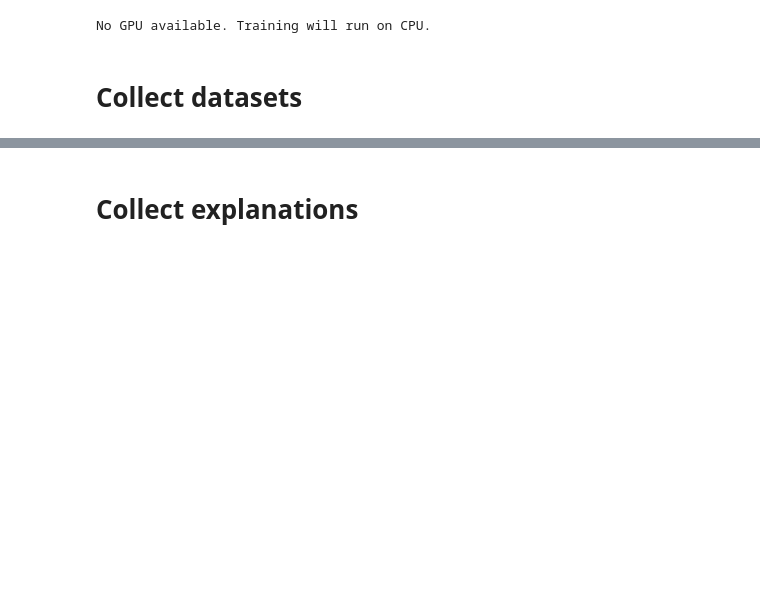
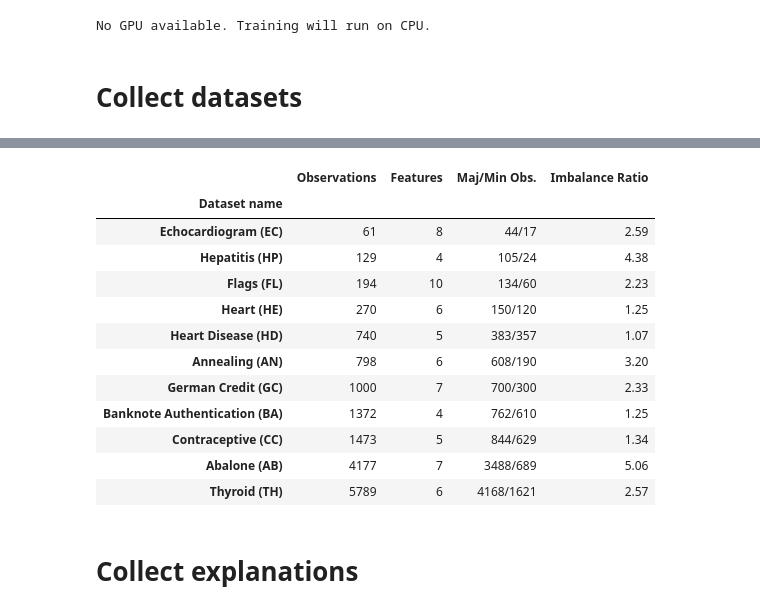
Before and after one commit to joaopfonseca/ExplainerPFN, a Jupyter notebook: notebooks/9-analysis-across-datasets.ipynb, the cells around one changed output, grey strips where cells are left out. Saved outputs shown, nothing was run; the diff lists cells and outputs as text; code cells hidden in the pictures; blank space fills up the shorter version.

```diff
--- a/notebooks/9-analysis-across-datasets.ipynb
+++ b/notebooks/9-analysis-across-datasets.ipynb
@@ -82,3 +82,38 @@ summary
+# %%
+summary_exp = summary.copy()
+summary_exp.drop(columns=["Classes"], inplace=True)
+summary_exp["Maj/Min Obs."] = summary_exp["Majority Obs."].astype(str) +  "/" + summary_exp["Minority Obs."].astype(str)
+summary_exp = summary_exp[["Observations", "Features", "Maj/Min Obs.", "Imbalance Ratio"]]
+name_mapping = {
+    "Banknote Authentication": "(BA)",
+    "Abalone": "(AB)",
+    "Annealing": "(AN)",
+    "Contraceptive": "(CC)",
+    "Echocardiogram": "(EC)",
+    "Flags": "(FL)",
+    "German Credit": "(GC)",
+    "Heart": "(HE)",
+    "Heart Disease": "(HD)",
+    "Hepatitis": "(HP)",
+    "Thyroid": "(TH)"
+}
+summary_exp.index = summary_exp.index.str.title().map(lambda x: f"{x} {name_mapping[x]}")
+summary_exp.to_latex("datasets_summary.tex")
+summary_exp
+# %% [output]
+|  | Observations | Features | Maj/Min Obs. | Imbalance Ratio |
+| Dataset name |  |  |  |  |
+| Echocardiogram (EC) | 61 | 8 | 44/17 | 2.59 |
+| Hepatitis (HP) | 129 | 4 | 105/24 | 4.38 |
+| Flags (FL) | 194 | 10 | 134/60 | 2.23 |
+| Heart (HE) | 270 | 6 | 150/120 | 1.25 |
+| Heart Disease (HD) | 740 | 5 | 383/357 | 1.07 |
+| Annealing (AN) | 798 | 6 | 608/190 | 3.20 |
+| German Credit (GC) | 1000 | 7 | 700/300 | 2.33 |
+| Banknote Authentication (BA) | 1372 | 4 | 762/610 | 1.25 |
+| Contraceptive (CC) | 1473 | 5 | 844/629 | 1.34 |
+| Abalone (AB) | 4177 | 7 | 3488/689 | 5.06 |
+| Thyroid (TH) | 5789 | 6 | 4168/1621 | 2.57 |
 # %% [markdown]
 # Collect explanations
 # %%
```
Also changed, not shown: parts of 1 cell of this notebook.
